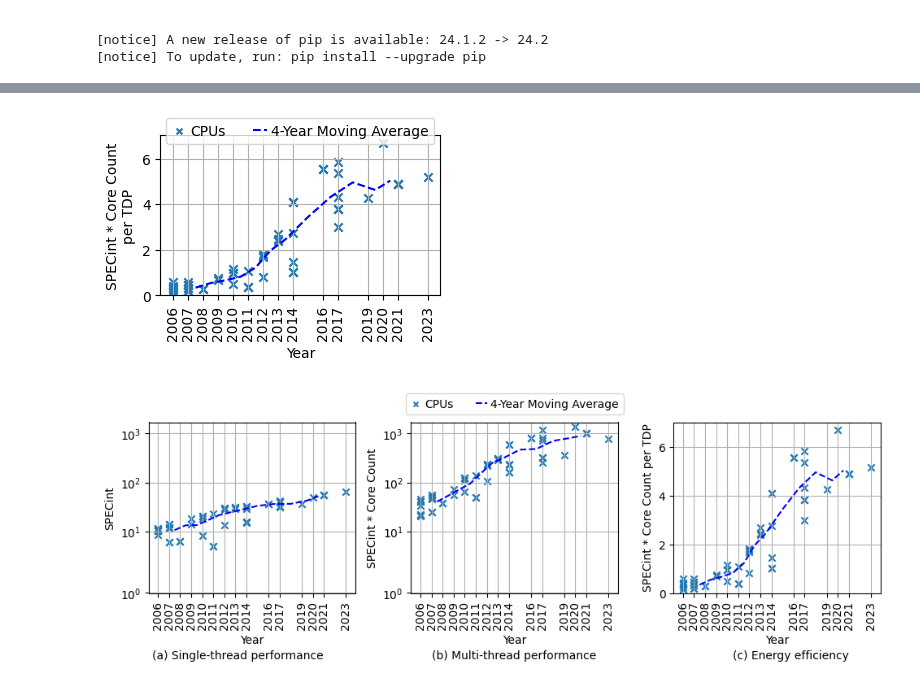
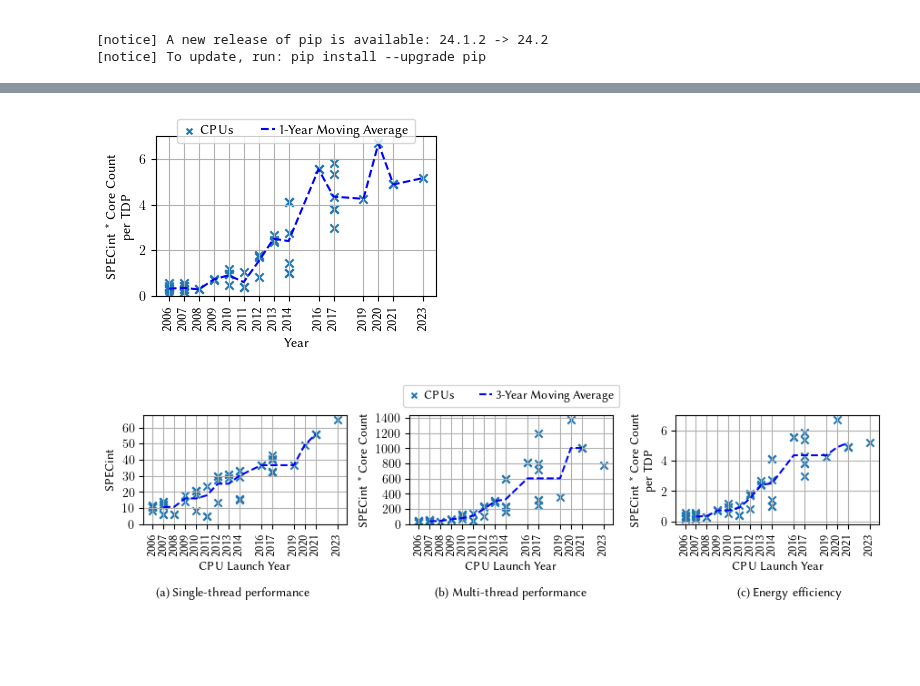
Before and after one commit to hpides/server-buy-advisor, a Jupyter notebook: notebooks/tpc_spec.ipynb, the cells around one changed output, grey strips where cells are left out. Drawn from its saved outputs; the diff is of its cells as text; code cells hidden in the pictures; blank space fills up the shorter version.

Commit message:
Plotting Hardware Evaluation

```diff
--- a/notebooks/tpc_spec.ipynb
+++ b/notebooks/tpc_spec.ipynb
@@ -206,7 +206,7 @@ y_val = key_perf_per_tdp
 agg_df = df.groupby(key_year)[y_val].mean().reset_index()
 
 # Calculate moving median with a specified window size
-window_size = 4  # Adjust the window size as needed
+window_size = 1  # Adjust the window size as needed
 moving_agg_df = agg_df.rolling(window=window_size, center=True).median()
 
 fig, ax = plt.subplots(figsize=figsize)
@@ -238,18 +238,30 @@ plt.savefig("../figures/tpc_cpus_spec_perf_tdp.pdf", bbox_inches='tight')
 plt.show()
 plt.close()
 # %% [output]
-[figure, old version]
+[figure, new version]
 # %%
 import matplotlib.pyplot as plt
 import pandas as pd
+
+plt.rcParams.update({'text.usetex': True
+                            , 'pgf.rcfonts': False
+                            , 'text.latex.preamble': r"""\usepackage{iftex}
+                                            \ifxetex
+                                                \usepackage[libertine]{newtxmath}
+                                                \usepackage[tt=false]{libertine}
+                                                \setmonofont[StylisticSet=3]{inconsolata}
+                                            \else
+                                                \RequirePackage[tt=false, type1=true]{libertine}
+                                            \fi"""
+                         })
 
 # Assuming df is your DataFrame and key_year, key_perf, key_spec_perf, key_perf_per_tdp are your column names
 df = df.sort_values(by=key_year)
 
 # Define the figures size and x-axis rotation
-figsize = (10, 3.5)
+figsize = (9, 2)
 x_rotation = 90
-window_size = 4  # Adjust the window size as needed
+window_size = 3  # Adjust the window size as needed
 
 # Create a single figure with three subplots
 fig, axes = plt.subplots(1, 3, figsize=figsize, sharex=True, sharey=False)
@@ -263,14 +275,14 @@ moving_agg_df = agg_df.rolling(window=window_size, center=True).median()
 
 axes[0].scatter(df[x_val], df[y_val], marker='x', label='CPUs')
 axes[0].plot(moving_agg_df[x_val], moving_agg_df[y_val], color='blue', linestyle='--', label=f'{window_size}-Year Moving Average')
-axes[0].set_xlabel('Year')
+axes[0].set_xlabel('CPU Launch Year')
 axes[0].set_ylabel("SPECint")
-axes[0].set_yscale('log')
 axes[0].set_xticks(df[x_val].unique())
 axes[0].set_xticklabels(df[x_val].unique())
+axes[0].yaxis.set_major_locator(ticker.MultipleLocator(10))
 axes[0].tick_params(axis='x', rotation=x_rotation)
-axes[0].set_ylim(bottom=1)
-axes[0].set_yscale('symlog')
+axes[0].set_ylim(bottom=0)
+# axes[0].set_yscale('symlog')
 axes[0].grid(True)
 axes[0].set_title("")
 
@@ -282,57 +294,58 @@ moving_agg_df = agg_df.rolling(window=window_size, center=True).median()
 
 axes[1].scatter(df[x_val], df[y_val], marker='x', label='CPUs')
 axes[1].plot(moving_agg_df[x_val], moving_agg_df[y_val], color='blue', linestyle='--', label=f'{window_size}-Year Moving Average')
-axes[1].set_xlabel('Year')
+axes[1].set_xlabel('CPU Launch Year')
 axes[1].set_ylabel("SPECint * Core Count")
-axes[1].set_yscale('log')
 axes[1].set_xticks(df[x_val].unique())
 axes[1].set_xticklabels(df[x_val].unique())
+axes[1].yaxis.set_major_locator(ticker.MultipleLocator(200))
 axes[1].tick_params(axis='x', rotation=x_rotation)
-axes[1].set_ylim(bottom=1)
-axes[1].set_yscale('symlog')
+axes[1].set_ylim(bottom=0)
+# axes[1].set_yscale('symlog')
 axes[1].grid(True)
 axes[1].set_title("")
 
 # Get the y-axis limits of the second subplot (axes[1])
-ylim = axes[1].get_ylim()
+# ylim = axes[1].get_ylim()
 
 # Apply the same y-axis limits to the first subplot (axes[0])
-axes[0].set_ylim(ylim)
+# axes[0].set_ylim(ylim)
 
 # Third subplot
 y_val = key_perf_per_tdp
 
 agg_df = df.groupby(key_year)[y_val].mean().reset_index()
 moving_agg_df = agg_df.rolling(window=window_size, center=True).median()
 
 axes[2].scatter(df[x_val], df[y_val], marker='x', label='CPUs')
 axes[2].plot(moving_agg_df[x_val], moving_agg_df[y_val], color='blue', linestyle='--', label=f'{window_size}-Year Moving Average')
-axes[2].set_xlabel('Year')
-axes[2].set_ylabel("SPECint * Core Count per TDP")
+axes[2].set_xlabel('CPU Launch Year')
+axes[2].set_ylabel("SPECint * Core Count\nper TDP")
 # axes[2].set_yscale('log')
 axes[2].set_xticks(df[x_val].unique())
 axes[2].set_xticklabels(df[x_val].unique())
+# axes[2].yaxis.set_major_locator(ticker.MultipleLocator(200))
 axes[2].tick_params(axis='x', rotation=x_rotation)
-axes[2].set_ylim(bottom=0)
+# axes[2].set_ylim(bottom=0)
 axes[2].grid(True)
 axes[2].set_title("")
 
 # Create a single legend for all subplots
 handles, labels = axes[0].get_legend_handles_labels()
-fig.legend(handles, labels, loc='upper center', bbox_to_anchor=(0.5, .97), ncol=3, handletextpad=0.3, handlelength=1.0, markerscale=0.7, labelspacing=0.1)
+fig.legend(handles, labels, loc='upper center', bbox_to_anchor=(0.5, 1.05), ncol=3, handletextpad=0.3, handlelength=1.0, markerscale=0.7, labelspacing=0.1)
 
 # Adjust layout to make room for the legend and captions
 plt.tight_layout()
 plt.subplots_adjust(top=0.85, bottom=0.25, left=0.05, right=0.95)
 
 # Add captions below each subplot
-fig.text(0.16, 0.02, '(a) Single-thread performance', ha='center', fontsize=10)
-fig.text(0.50, 0.02, '(b) Multi-thread performance', ha='center', fontsize=10)
-fig.text(0.84, 0.02, '(c) Energy efficiency', ha='center', fontsize=10)
+fig.text(0.16, -0.15, '(a) Single-thread performance', ha='center', fontsize=10)
+fig.text(0.50, -0.15, '(b) Multi-thread performance', ha='center', fontsize=10)
+fig.text(0.84, -0.15, '(c) Energy efficiency', ha='center', fontsize=10)
 
 # Save and show the plot
 plt.savefig("../figures/tcp_combined_perf.pdf", bbox_inches='tight')
 plt.show()
 plt.close()
 # %% [output]
-[figure, old version]
+[figure, new version]
```
Also changed, not shown: parts of 3 cells of this notebook, 6 other files.
